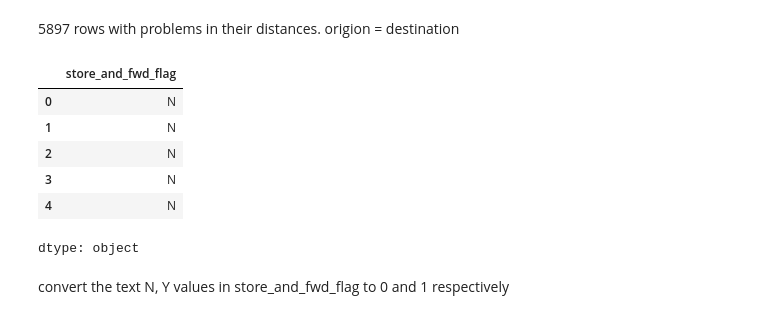
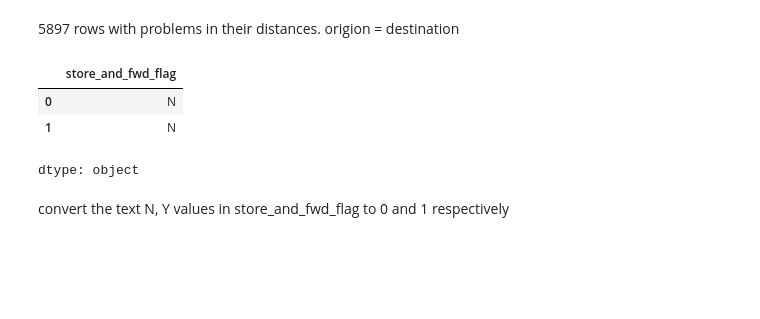
Before and after one commit to wasimshoman/NY_Taxi, a Jupyter notebook: Main.ipynb, the cells around one changed output. Drawn from its saved outputs; the diff is of its cells as text; code cells hidden in the pictures; blank space fills up the shorter version.

```diff
--- a/Main.ipynb
+++ b/Main.ipynb
@@ -234,14 +289,11 @@ DF_file[DF_file['Distance_KM']<=0]
 # %% [markdown]
 5897 rows with problems in their distances. origion = destination
 # %%
-DF_file['store_and_fwd_flag'].head()
+DF_file['store_and_fwd_flag'].head(2)
 # %% [output]
 |  | store_and_fwd_flag |
 | 0 | N |
 | 1 | N |
-| 2 | N |
-| 3 | N |
-| 4 | N |
 dtype: object
 # %% [markdown]
 convert the text N, Y values in store_and_fwd_flag to 0 and 1 respectively
```
Also changed, not shown: parts of 36 cells of this notebook.
